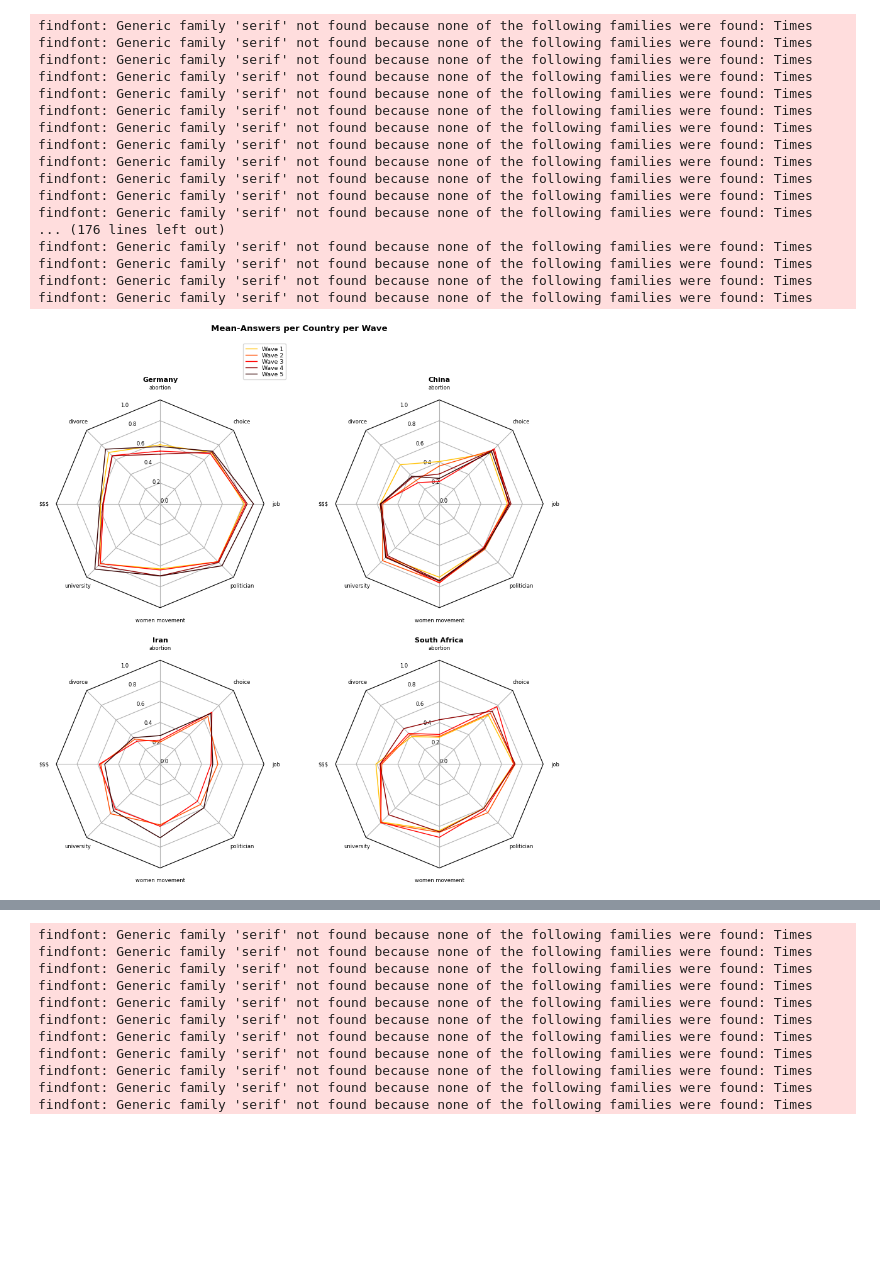
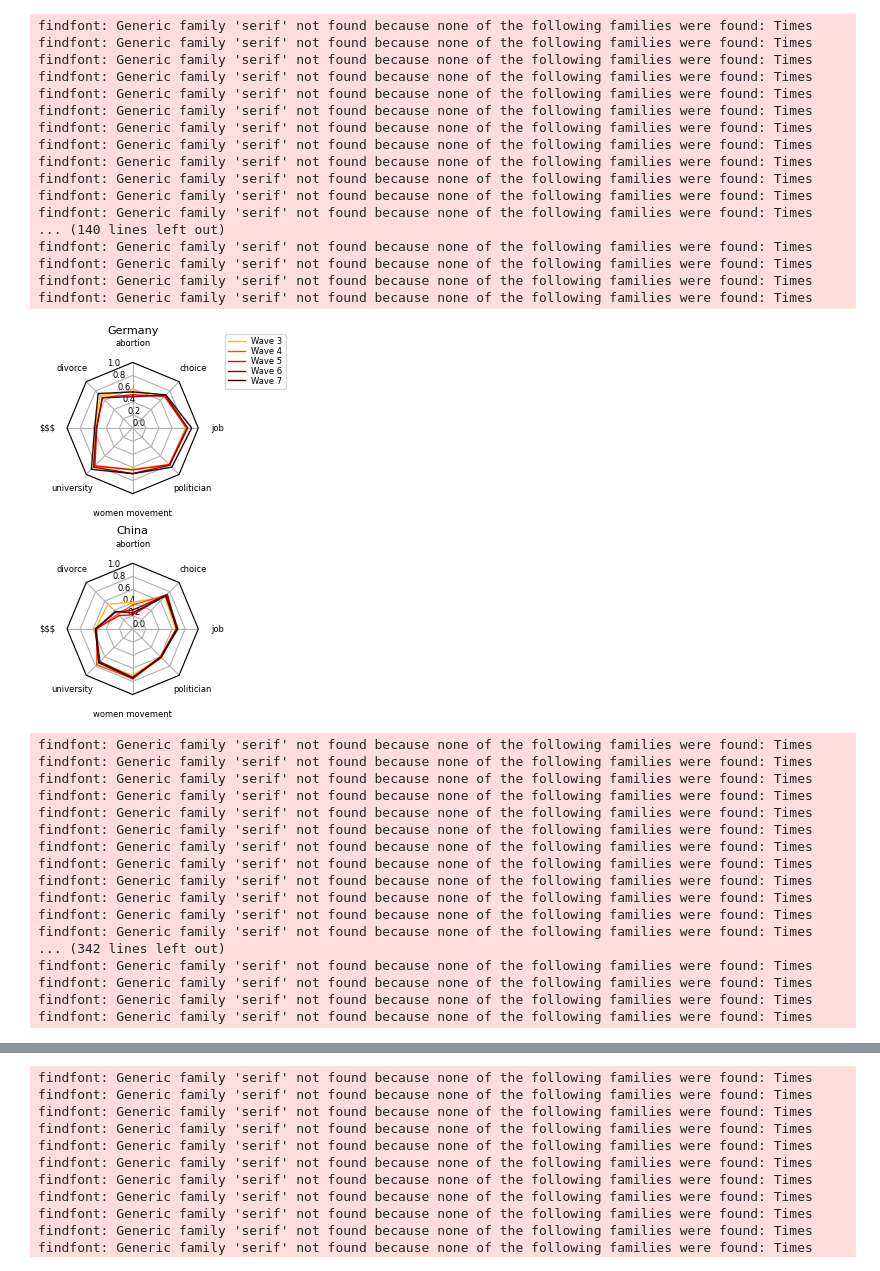
Before and after one commit to BeTheMaster/WorldGenderValues, a Jupyter notebook: src/02_visualize_country_characteristics.ipynb, the cells around one changed output, grey strips where cells are left out. Drawn from its saved outputs; the diff is of its cells as text; code cells hidden in the pictures; blank space fills up the shorter version.

```diff
--- a/src/02_visualize_country_characteristics.ipynb
+++ b/src/02_visualize_country_characteristics.ipynb
@@ -212,7 +212,7 @@ def radar_factory(num_vars, frame='circle'):
     return theta
 # %%
 
-save = False
+save = True
 
 N = 8
 theta = radar_factory(N, frame='polygon')
@@ -224,59 +224,73 @@ data.pop(0)
 spoke_labels = ['abortion', 'divorce', '$$$','university', 'women movement', 'politician', 'job', 'choice']
 
 
-plt.rcParams.update(bundles.icml2022(column="full", nrows=2, ncols=2, usetex=False))
-fig, axs = plt.subplots(2,2,figsize=(9, 9), subplot_kw=dict(projection='radar'))
+plt.rcParams.update(bundles.icml2022(column="half", nrows=2, ncols=1, usetex=False))
+fig, axs = plt.subplots(2,1, subplot_kw=dict(projection='radar'))
 #fig, axs = plt.subplots(figsize=(9, 9), nrows=2, ncols=2, subplot_kw=dict(projection='radar'))
 #fig.subplots_adjust(wspace=0.6, hspace=0.20, top=0.75, bottom=0.05)
+
 
 colors = ['#ffc100', '#ff4d00', '#ff0000', '#8c0000', '#360101'] #, '#ff9a00','#ff7400'
 # Plot the four cases from the example data on separate axes
 for ax, (title, case_data) in zip(axs.flat, data):
     ax.set_rgrids([0,0.2, 0.4, 0.6, 0.8,1])
     ax.set_ylim(0,1)
-    ax.set_title(title, weight='bold', size='medium', position=(0.5, 1.1),
+    ax.set_title(title, position=(0.5, 1.1),
                 horizontalalignment='center', verticalalignment='center')
     for d, color in zip(case_data, colors):
         ax.plot(theta, d, color=color, linewidth=1)
         #ax.fill(theta, d, facecolor=color, alpha=0.25, label='_nolegend_')
     ax.set_varlabels(spoke_labels)
 
 # add legend relative to top-left plot
 # according to selected data, we have to select the correct labels
 #labels=  ('Male', 'Female')
-labels = ('Wave 1', 'Wave 2', 'Wave 3', 'Wave 4', 'Wave 5')
-legend = axs[0,0].legend(labels, loc=(0.9, 1.1),
-                        labelspacing=0.1, fontsize='small')
+labels = ('Wave 3', 'Wave 4', 'Wave 5', 'Wave 6', 'Wave 7')
+legend = axs[0].legend(labels, loc=(1.2, 0.8),
+                        labelspacing=0.1)
 
-fig.text(0.5, 1, 'Mean-Answers per Country per Wave',
-        horizontalalignment='center', color='black', weight='bold',
-        size='large')
-
-plt.tight_layout(pad=2)
+#plt.tight_layout(pad=2)
 plt.show()
 
 if save:
     fig.savefig('..\\plots\\radar\\mean-answers_per_country_per_wave.svg')
     fig.savefig('..\\plots\\radar\\mean-answers_per_country_per_wave.pdf')
 # %% [output]
 findfont: Generic family 'serif' not found because none of the following families were found: Times
 findfont: Generic family 'serif' not found because none of the following families were found: Times
 findfont: Generic family 'serif' not found because none of the following families were found: Times
 findfont: Generic family 'serif' not found because none of the following families were found: Times
 findfont: Generic family 'serif' not found because none of the following families were found: Times
 findfont: Generic family 'serif' not found because none of the following families were found: Times
 findfont: Generic family 'serif' not found because none of the following families were found: Times
 findfont: Generic family 'serif' not found because none of the following families were found: Times
 findfont: Generic family 'serif' not found because none of the following families were found: Times
 findfont: Generic family 'serif' not found because none of the following families were found: Times
 findfont: Generic family 'serif' not found because none of the following families were found: Times
 findfont: Generic family 'serif' not found because none of the following families were found: Times
-... (176 lines left out)
+... (140 lines left out)
 findfont: Generic family 'serif' not found because none of the following families were found: Times
 findfont: Generic family 'serif' not found because none of the following families were found: Times
 findfont: Generic family 'serif' not found because none of the following families were found: Times
 findfont: Generic family 'serif' not found because none of the following families were found: Times
-[figure, old version]
+[figure, new version]
+findfont: Generic family 'serif' not found because none of the following families were found: Times
+findfont: Generic family 'serif' not found because none of the following families were found: Times
+findfont: Generic family 'serif' not found because none of the following families were found: Times
+findfont: Generic family 'serif' not found because none of the following families were found: Times
+findfont: Generic family 'serif' not found because none of the following families were found: Times
+findfont: Generic family 'serif' not found because none of the following families were found: Times
+findfont: Generic family 'serif' not found because none of the following families were found: Times
+findfont: Generic family 'serif' not found because none of the following families were found: Times
+findfont: Generic family 'serif' not found because none of the following families were found: Times
+findfont: Generic family 'serif' not found because none of the following families were found: Times
+findfont: Generic family 'serif' not found because none of the following families were found: Times
+findfont: Generic family 'serif' not found because none of the following families were found: Times
+... (342 lines left out)
+findfont: Generic family 'serif' not found because none of the following families were found: Times
+findfont: Generic family 'serif' not found because none of the following families were found: Times
+findfont: Generic family 'serif' not found because none of the following families were found: Times
+findfont: Generic family 'serif' not found because none of the following families were found: Times
 # %%
 N = 8
 theta = radar_factory(N, frame='polygon')
```
Also changed, not shown: parts of 3 cells of this notebook, 4 other files.
